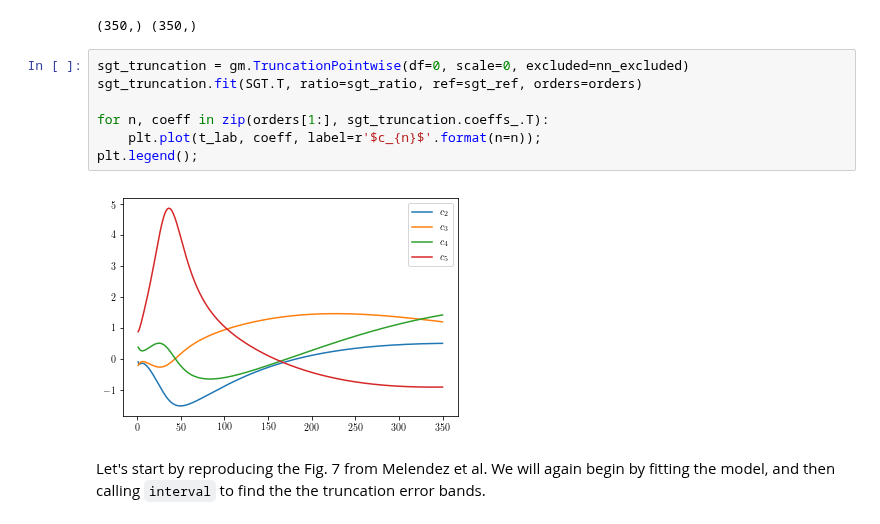
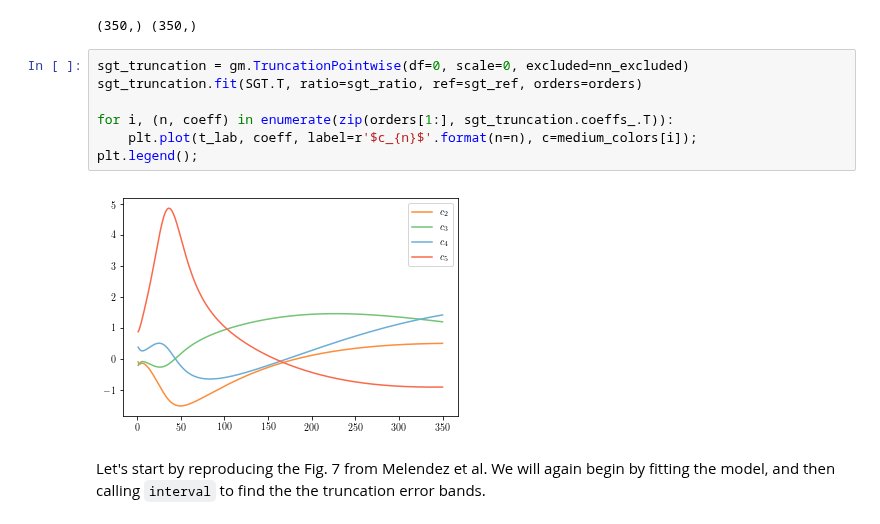
Before and after one commit to buqeye/gsum, a Jupyter notebook: docs/notebooks/truncation_recap.ipynb, the cells around one changed output. Cells and saved outputs as stored; diff of their text form.

Commit message:
Changed coefficient colors

```diff
--- a/docs/notebooks/truncation_recap.ipynb
+++ b/docs/notebooks/truncation_recap.ipynb
@@ -328,12 +325,12 @@ print(sgt_ratio.shape, sgt_ref.shape)
 # %%
 sgt_truncation = gm.TruncationPointwise(df=0, scale=0, excluded=nn_excluded)
 sgt_truncation.fit(SGT.T, ratio=sgt_ratio, ref=sgt_ref, orders=orders)
 
-for n, coeff in zip(orders[1:], sgt_truncation.coeffs_.T):
-    plt.plot(t_lab, coeff, label=r'$c_{n}$'.format(n=n));
+for i, (n, coeff) in enumerate(zip(orders[1:], sgt_truncation.coeffs_.T)):
+    plt.plot(t_lab, coeff, label=r'$c_{n}$'.format(n=n), c=medium_colors[i]);
 plt.legend();
 # %% [output]
-[figure, old version]
+[figure, new version]
 # %% [markdown]
 Let's start by reproducing the Fig. 7 from Melendez et al. We will again begin by fitting the model, and then calling  ``interval`` to find the the truncation error bands.
 # %%
```
Also changed, not shown: parts of 2 cells of this notebook.
